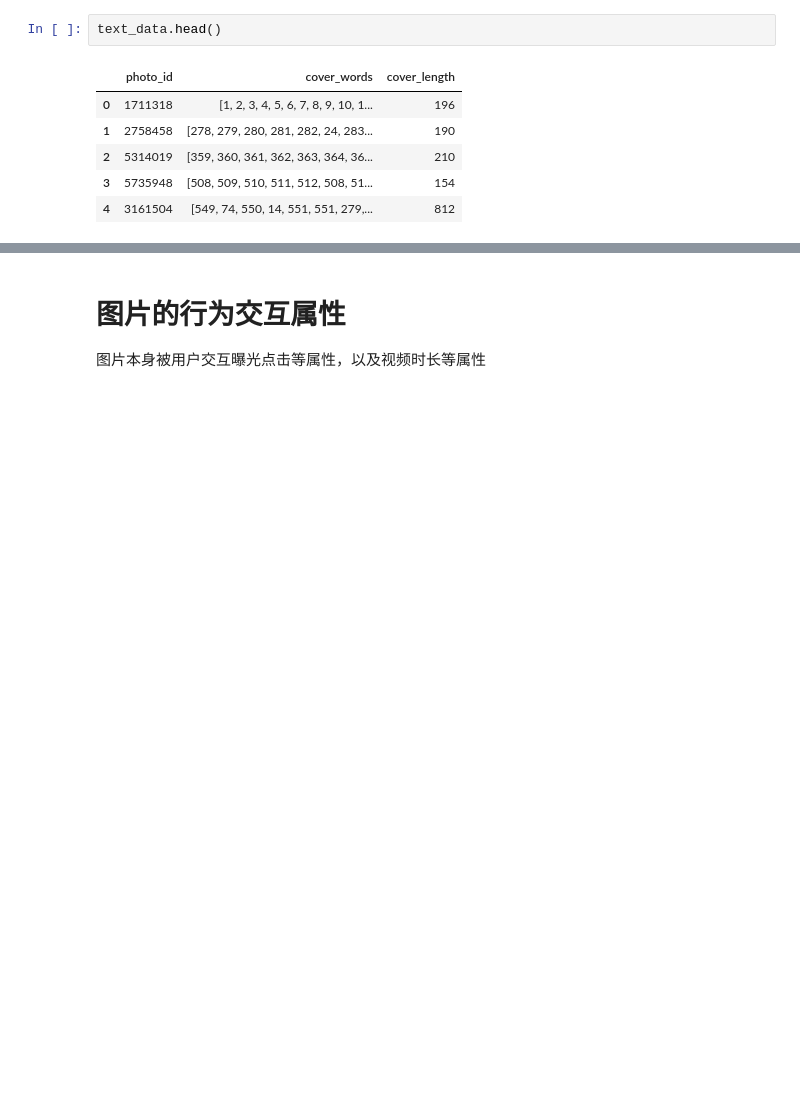
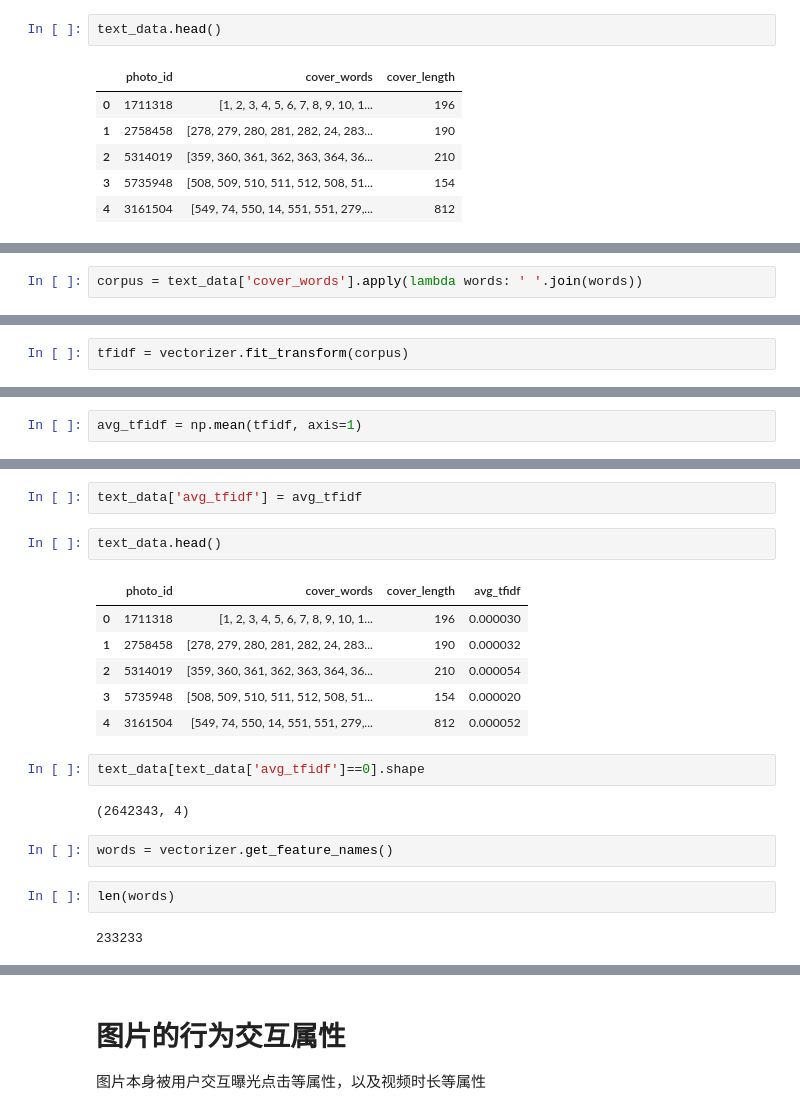
Before and after one commit to kitianFresh/kuaishou, a Jupyter notebook: eda-item-features.ipynb, the cells around one changed output, grey strips where cells are left out. Cells and saved outputs as stored; diff of their text form; blank space fills up the shorter version.

Commit message:
add tfidf text features

```diff
--- a/eda-item-features.ipynb
+++ b/eda-item-features.ipynb
@@ -298,0 +314,2 @@ tfidf = vectorizer.fit_transform(text_data['cover_words'].apply(lambda words: '
+# %%
+corpus = text_data['cover_words'].apply(lambda words: ' '.join(words))
@@ -299,2 +358,4 @@ tfidf = vectorizer.fit_transform(text_data['cover_words'].apply(lambda words: '
+# %%
+tfidf = vectorizer.fit_transform(corpus)
 # %%
 tfidf.shape
@@ -300,0 +364,2 @@ tfidf.shape
+# %%
+avg_tfidf = np.mean(tfidf, axis=1)
@@ -300,0 +376,21 @@ tfidf.shape
+# %%
+text_data['avg_tfidf'] = avg_tfidf
+# %%
+text_data.head()
+# %% [output]
+|  | photo_id | cover_words | cover_length | avg_tfidf |
+| 0 | 1711318 | [1, 2, 3, 4, 5, 6, 7, 8, 9, 10, 1... | 196 | 0.000030 |
+| 1 | 2758458 | [278, 279, 280, 281, 282, 24, 283... | 190 | 0.000032 |
+| 2 | 5314019 | [359, 360, 361, 362, 363, 364, 36... | 210 | 0.000054 |
+| 3 | 5735948 | [508, 509, 510, 511, 512, 508, 51... | 154 | 0.000020 |
+| 4 | 3161504 | [549, 74, 550, 14, 551, 551, 279,... | 812 | 0.000052 |
+# %%
+text_data[text_data['avg_tfidf']==0].shape
+# %% [output]
+(2642343, 4)
+# %%
+words = vectorizer.get_feature_names()
+# %%
+len(words)
+# %% [output]
+233233
```
Also changed, not shown: parts of 20 cells of this notebook, 3 other files.
